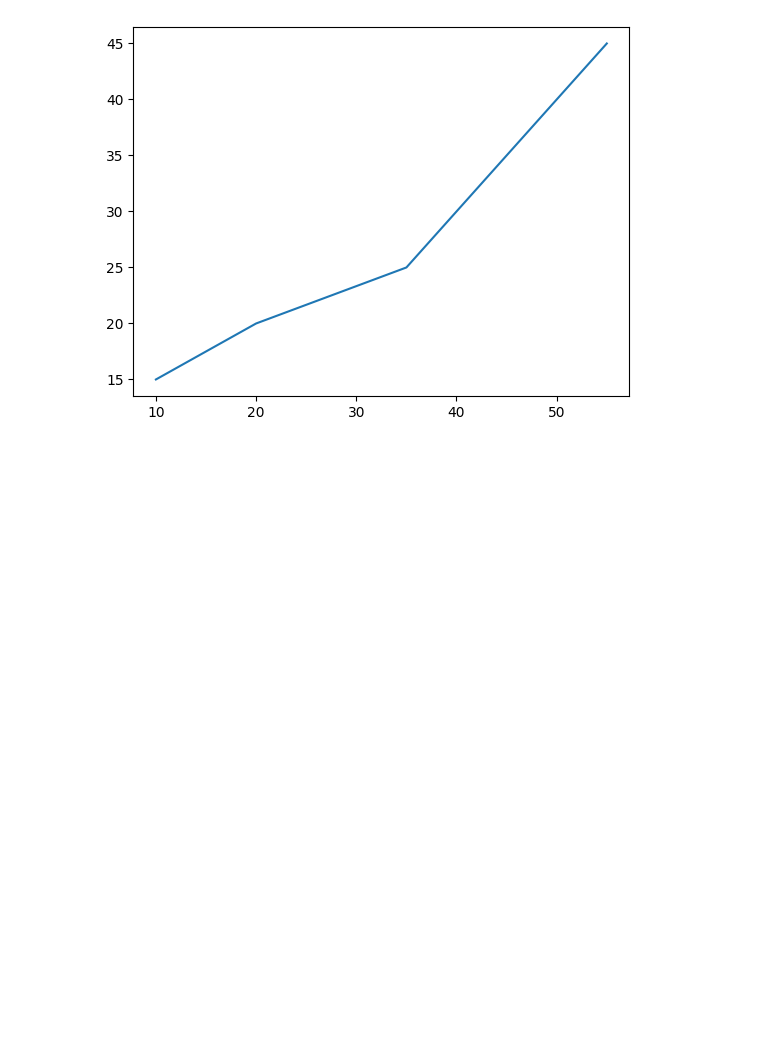
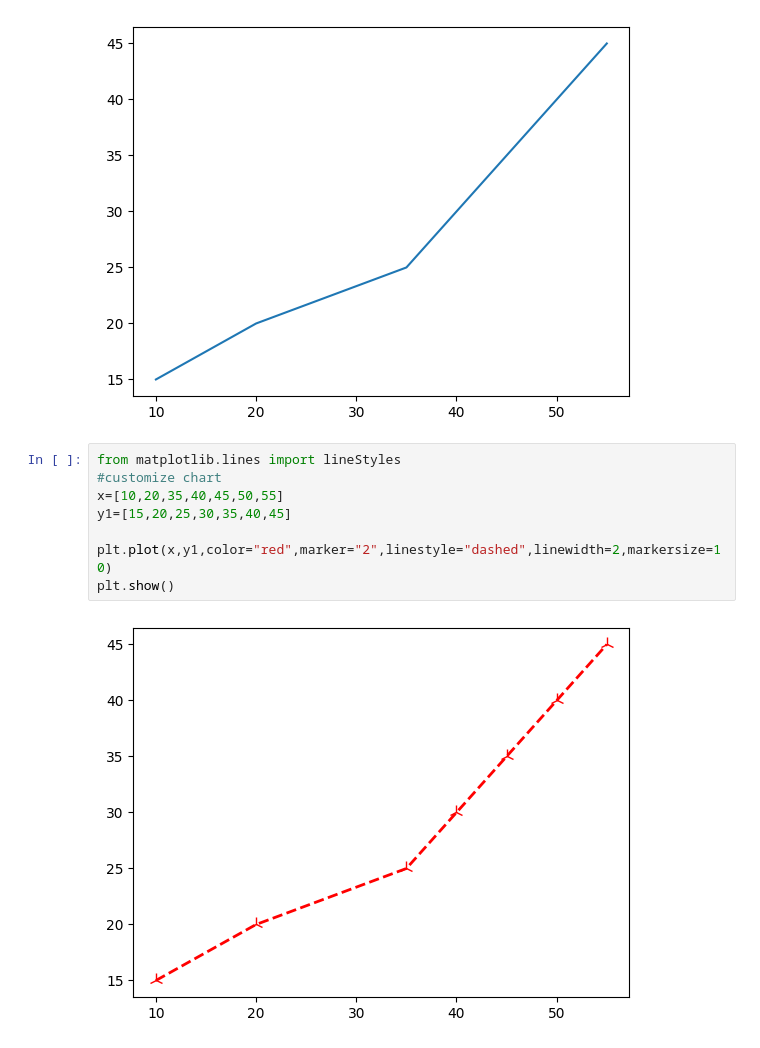
Before and after one commit to kailashchaudhary-p/Data-Science-Learning, a Jupyter notebook: Matplotlib.ipynb, the cells around one changed output. Drawn from its saved outputs; the diff is of its cells as text; blank space fills up the shorter version.

```diff
--- a/Matplotlib.ipynb
+++ b/Matplotlib.ipynb
@@ -26,3 +26,13 @@ plt.plot(x,y)
 # %% [output]
 [<matplotlib.lines.Line2D at 0x...>]
 [figure]
+# %%
+from matplotlib.lines import lineStyles
+#customize chart
+x=[10,20,35,40,45,50,55]
+y1=[15,20,25,30,35,40,45]
+
+plt.plot(x,y1,color="red",marker="2",linestyle="dashed",linewidth=2,markersize=10)
+plt.show()
+# %% [output]
+[figure, added]
```
